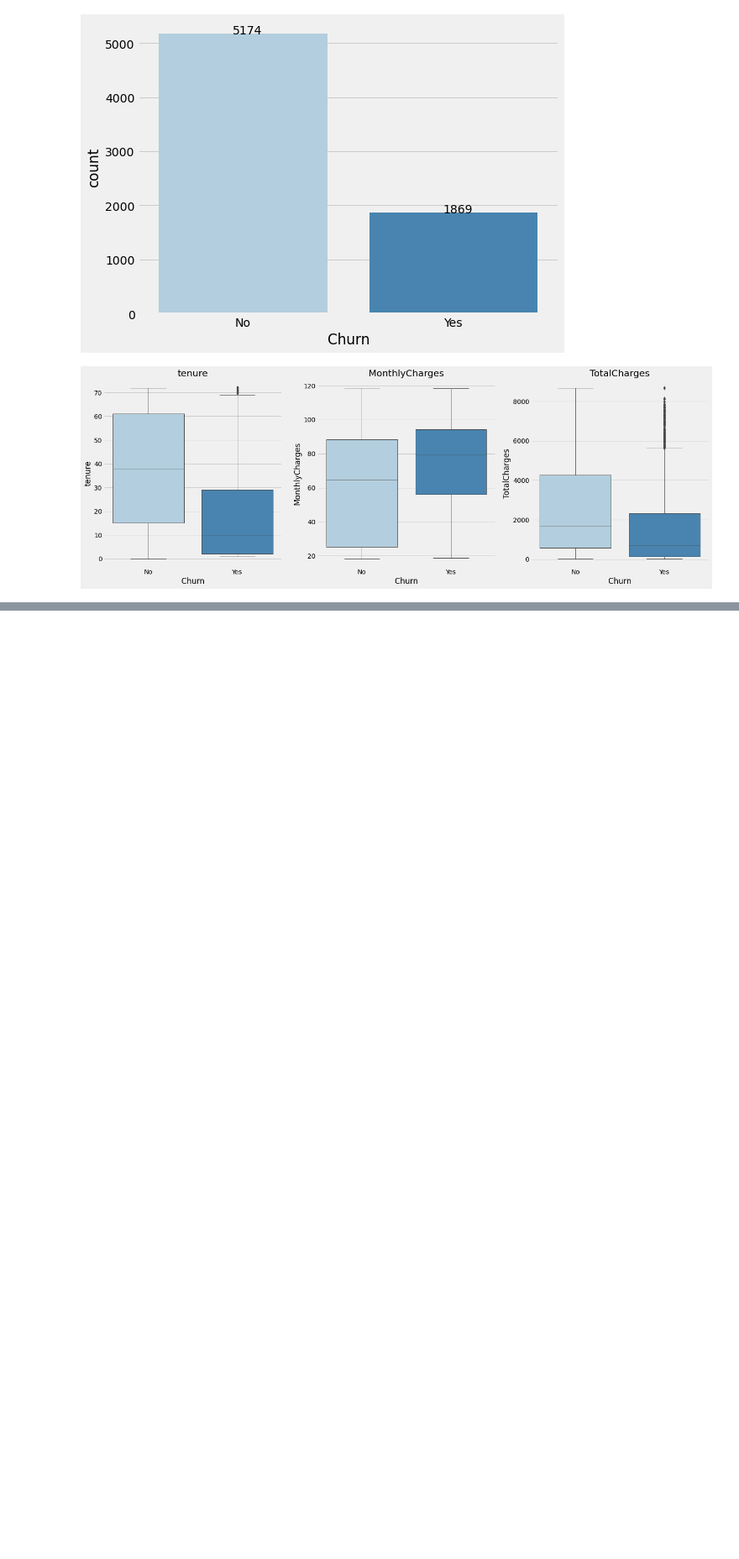
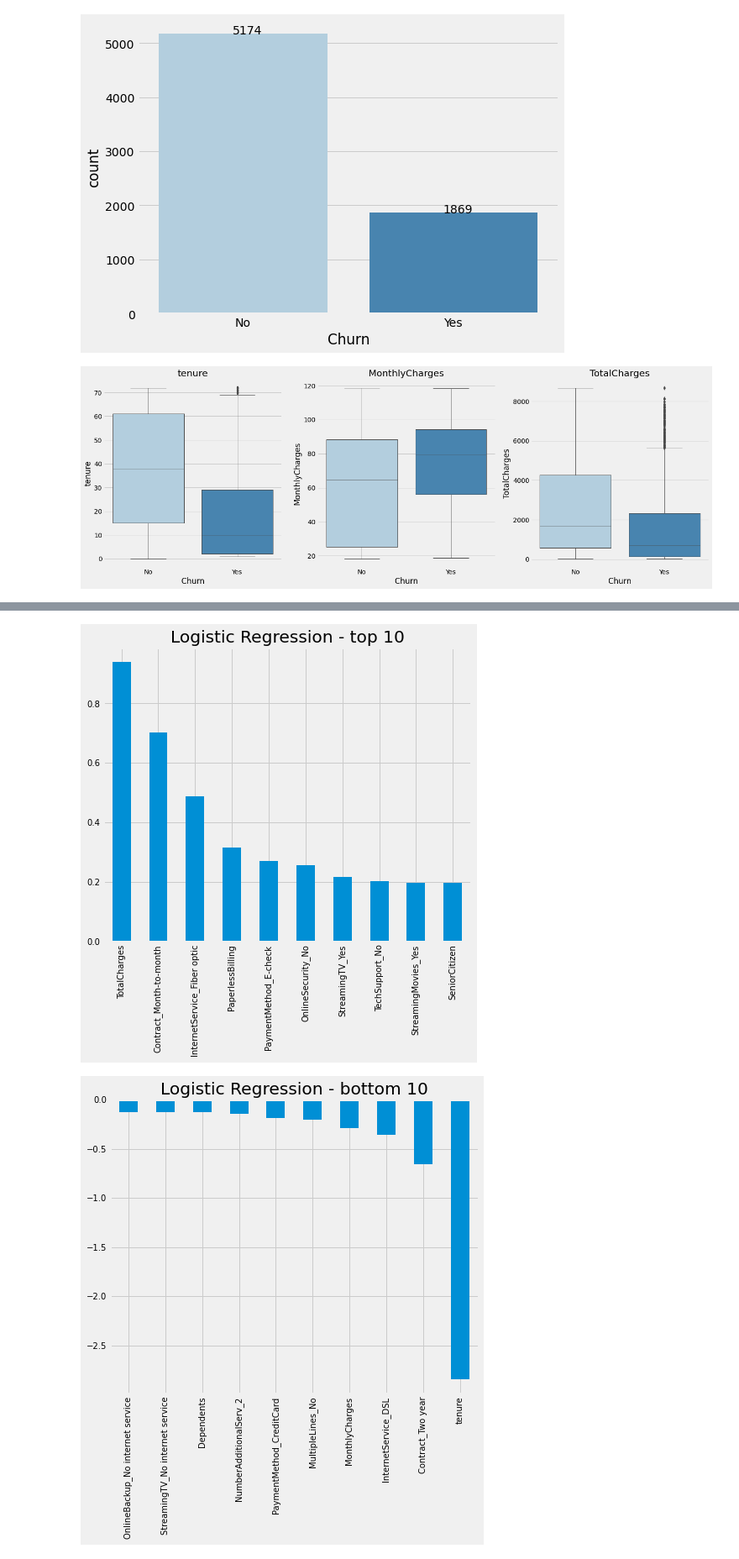
Before and after one commit to PSwiecicki/wsiz-zal-interfejsy-bigdata, a Jupyter notebook: analiza duzych zbiorow danych.ipynb, the cells around one changed output, grey strips where cells are left out. Shown at 84% size. Saved outputs shown, nothing was run; the diff lists cells and outputs as text; code cells hidden in the pictures; blank space fills up the shorter version.

```diff
--- a/analiza duzych zbiorow danych.ipynb
+++ b/analiza duzych zbiorow danych.ipynb
@@ -263,0 +248,7 @@ df.corr()['Churn'].sort_values(ascending = False).plot(kind = 'bar', figsize=(20
+# %%
+# Train-Test-Split
+x1 = df.drop('Churn', axis=1)
+x = x1.values
+y = df['Churn'].values
+
+x_train, x_test, y_train, y_test = train_test_split(x,y, test_size = 0.2, random_state=123)
@@ -263,0 +258,17 @@ df.corr()['Churn'].sort_values(ascending = False).plot(kind = 'bar', figsize=(20
+# %%
+def feature_weights(X_df, classifier, class_name):
+    weights = pd.Series(classifier.coef_[0], index=X_df.columns.values).sort_values(ascending=False)
+
+    top_weights_selected = weights[:10]
+    plt.figure(figsize=(7,6))
+    plt.tick_params(labelsize = 10)
+    plt.title(f'{class_name} - top 10')
+    top_weights_selected.plot(kind = 'bar')
+
+    bottom_weights_selected = weights[-10:]
+    plt.figure(figsize=(7,6))
+    plt.tick_params(labelsize = 10)
+    plt.title(f'{class_name} - bottom 10')
+    bottom_weights_selected.plot(kind = 'bar')
+
+    return print('')
@@ -263,0 +301,13 @@ df.corr()['Churn'].sort_values(ascending = False).plot(kind = 'bar', figsize=(20
+# %%
+logreg = LogisticRegression(max_iter = 1000)
+logreg.fit(x_train, y_train)
+
+# Predykcja:
+y_pred_logreg = logreg.predict(x_test)
+y_pred_logreg_prob = logreg.predict_proba(x_test)
+
+# Ocena modelu:
+feature_weights(x1, logreg, 'Logistic Regression')
+# %% [output]
+[figure, added]
+[figure, added]
```
Also changed, not shown: parts of 28 cells of this notebook.
